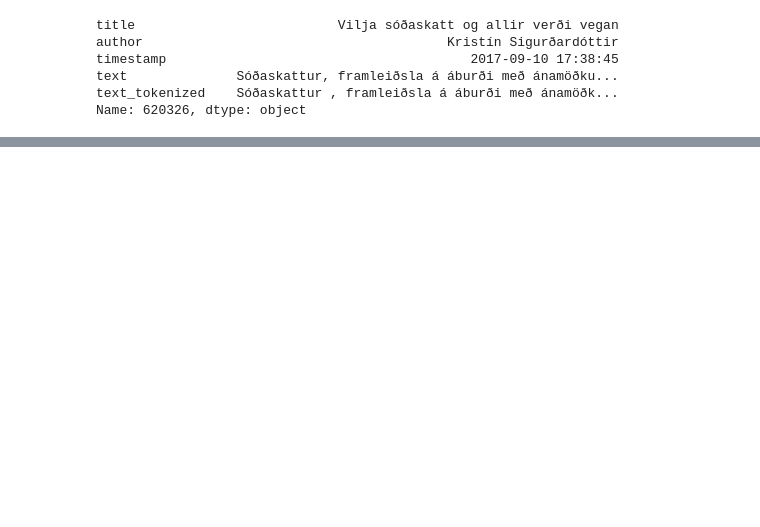
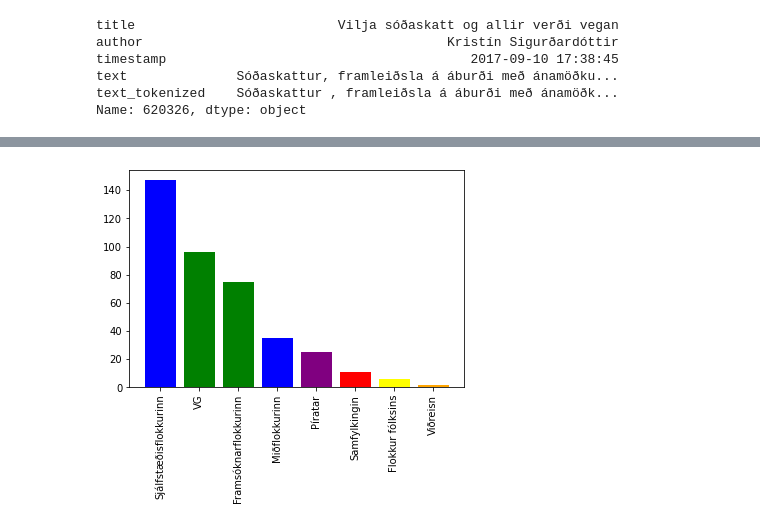
Before and after one commit to eliasbe/Maltaekni-natturuvernd, a Jupyter notebook: VinnubokEBE.ipynb, the cells around one changed output, grey strips where cells are left out. Cells and saved outputs as stored; diff of their text form; code cells hidden in the pictures; blank space fills up the shorter version.

```diff
--- a/VinnubokEBE.ipynb
+++ b/VinnubokEBE.ipynb
@@ -1087,0 +1156,4 @@ print(sortdict)
+# %%
+plot_flokk(sort_dict(current_party_hits))
+# %% [output]
+[figure, added]
```
Also changed, not shown: parts of 72 cells of this notebook.
